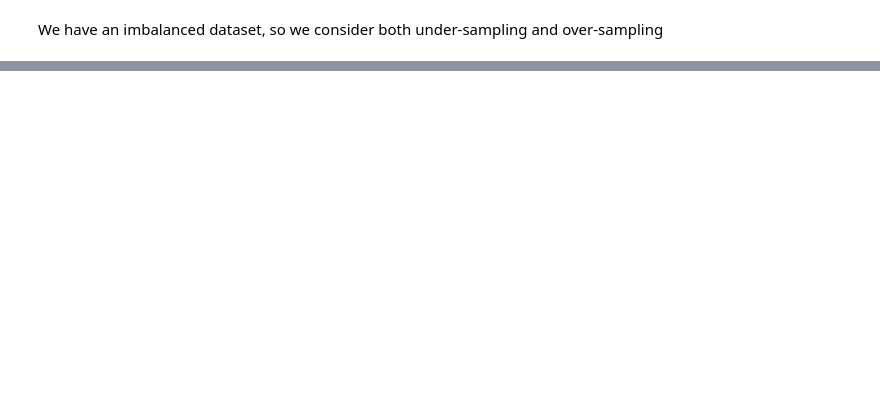
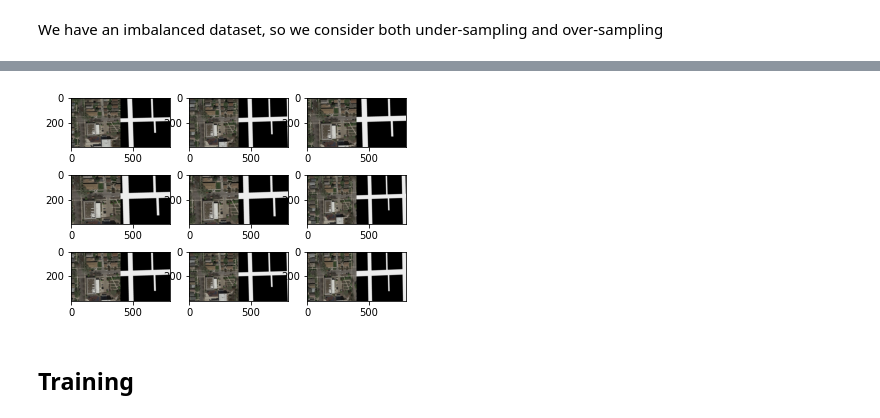
Before and after one commit to paocela/CS433-ML_Project_2-Road_Img_Segmentation, a Jupyter notebook: Main_notebook.ipynb, the cells around one changed output, grey strips where cells are left out. Saved outputs shown, nothing was run; the diff lists cells and outputs as text; code cells hidden in the pictures; blank space fills up the shorter version.

```diff
--- a/Main_notebook.ipynb
+++ b/Main_notebook.ipynb
@@ -92,0 +237,43 @@ Number of data points per class: c0 = 3050 c1 = 3050
+# %%
+# example of horizontal flip image augmentation
+from numpy import expand_dims
+from keras.preprocessing.image import load_img
+from keras.preprocessing.image import img_to_array
+from keras.preprocessing.image import ImageDataGenerator
+from matplotlib import pyplot
+
+# seed definition
+seed = 453
+# load the image
+img = load_img(train_data_filename + "satImage_002.png")
+mask = load_img(train_labels_filename + "satImage_002.png")
+# convert to numpy array
+data = img_to_array(img)
+mask_data = img_to_array(mask)
+# expand dimension to one sample
+samples_img = expand_dims(data, 0)
+samples_mask = expand_dims(mask_data, 0)
+# create image data augmentation generator
+datagen = ImageDataGenerator(zoom_range=[0.5,1.0])
+datagen_mask = ImageDataGenerator(zoom_range=[0.5,1.0])
+# prepare iterator
+it = datagen.flow(samples_img, batch_size=1, seed=seed)
+it_mask = datagen.flow(samples_mask, batch_size=1, seed=seed)
+# generate samples and plot
+for i in range(9):
+  # define subplot
+  pyplot.subplot(330 + 1 + i)
+  # generate batch of images
+  batch = it.next()
+  batch_mask = it_mask.next()
+  # convert to unsigned integers for viewing
+  image = batch[0].astype('uint8')
+  mask_image = batch_mask[0].astype('uint8')
+  # plot raw pixel data
+  pyplot.imshow(concatenate_images(image, mask_image))
+# show the figure
+pyplot.show()
+# %% [output]
+[figure, added]
+# %% [markdown]
+## Training
```
Also changed, not shown: parts of 20 cells of this notebook, 4 other files.
